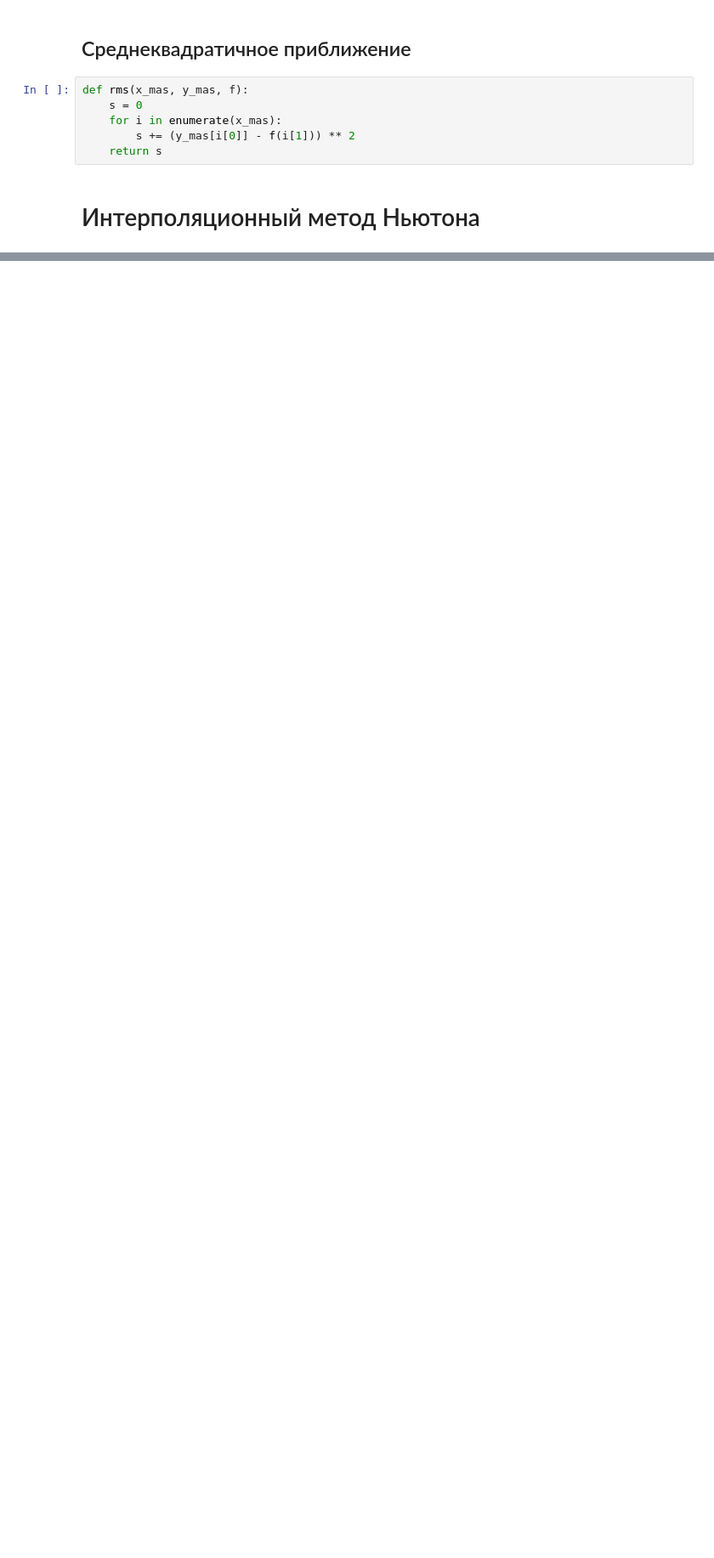
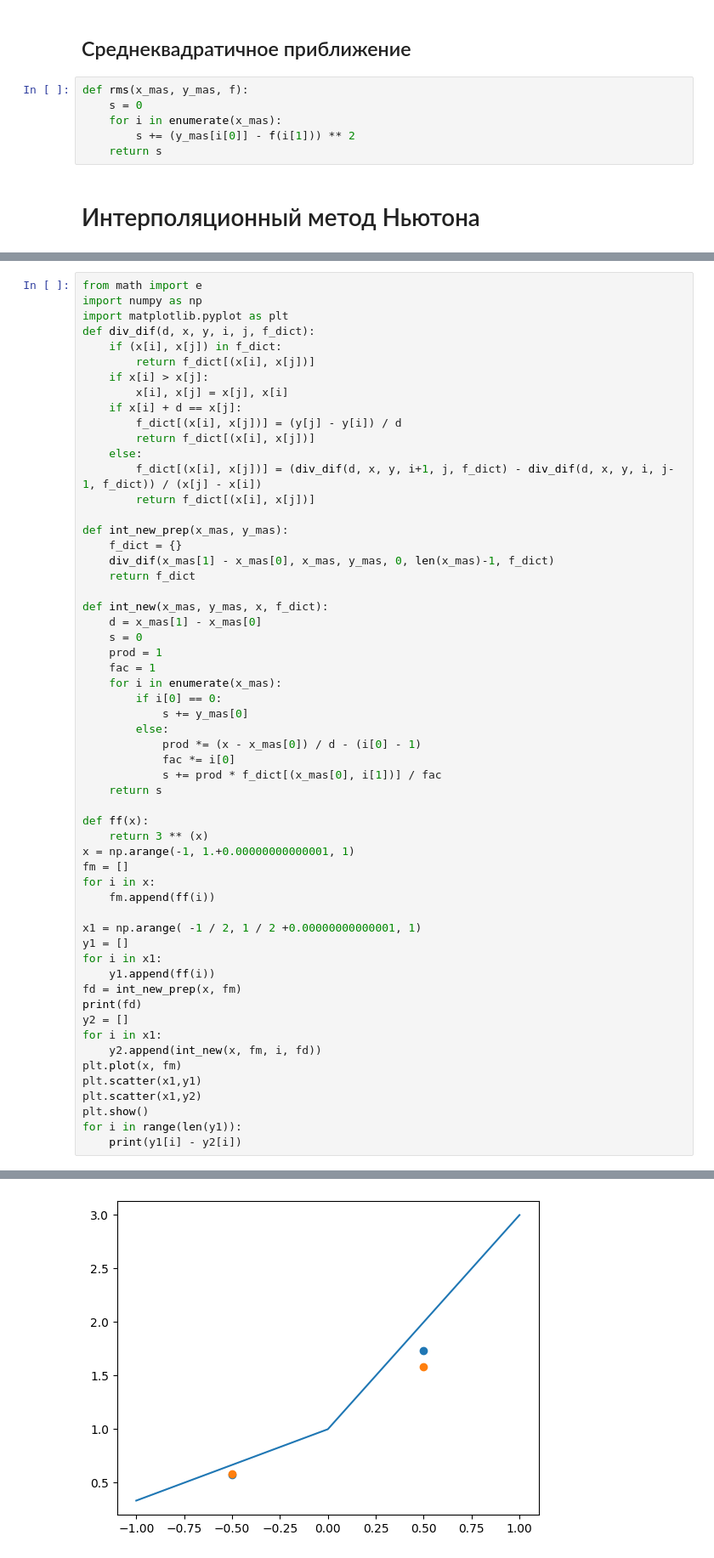
Before and after one commit to Leousov/Ch_met_3, a Jupyter notebook: NumMet_lab_4.ipynb, the cells around one changed output, grey strips where cells are left out. Shown: that part at 85% size. Drawn from its saved outputs; the diff is of its cells as text; blank space fills up the shorter version.

```diff
--- a/NumMet_lab_4.ipynb
+++ b/NumMet_lab_4.ipynb
@@ -117,0 +110,58 @@ fdd
+# %%
+from math import e
+import numpy as np
+import matplotlib.pyplot as plt
+def div_dif(d, x, y, i, j, f_dict):
+    if (x[i], x[j]) in f_dict:
+        return f_dict[(x[i], x[j])]
+    if x[i] > x[j]:
+        x[i], x[j] = x[j], x[i]
+    if x[i] + d == x[j]:
+        f_dict[(x[i], x[j])] = (y[j] - y[i]) / d
+        return f_dict[(x[i], x[j])]
+    else:
+        f_dict[(x[i], x[j])] = (div_dif(d, x, y, i+1, j, f_dict) - div_dif(d, x, y, i, j-1, f_dict)) / (x[j] - x[i])
+        return f_dict[(x[i], x[j])]
+
+def int_new_prep(x_mas, y_mas):
+    f_dict = {}
+    div_dif(x_mas[1] - x_mas[0], x_mas, y_mas, 0, len(x_mas)-1, f_dict)
+    return f_dict
+
+def int_new(x_mas, y_mas, x, f_dict):
+    d = x_mas[1] - x_mas[0]
+    s = 0
+    prod = 1
+    fac = 1
+    for i in enumerate(x_mas):
+        if i[0] == 0:
+            s += y_mas[0]
+        else:
+            prod *= (x - x_mas[0]) / d - (i[0] - 1)
+            fac *= i[0]
+            s += prod * f_dict[(x_mas[0], i[1])] / fac
+    return s
+
+def ff(x):
+    return 3 ** (x)
+x = np.arange(-1, 1.+0.00000000000001, 1)
+fm = []
+for i in x:
+    fm.append(ff(i))
+
+x1 = np.arange( -1 / 2, 1 / 2 +0.00000000000001, 1)
+y1 = []
+for i in x1:
+    y1.append(ff(i))
+fd = int_new_prep(x, fm)
+print(fd)
+y2 = []
+for i in x1:
+    y2.append(int_new(x, fm, i, fd))
+plt.plot(x, fm)
+plt.scatter(x1,y1)
+plt.scatter(x1,y2)
+plt.show()
+for i in range(len(y1)):
+    print(y1[i] - y2[i])
+# %% [output]
@@ -117,0 +169 @@ fdd
+[figure, added]
```
Also changed, not shown: parts of 4 cells of this notebook.
